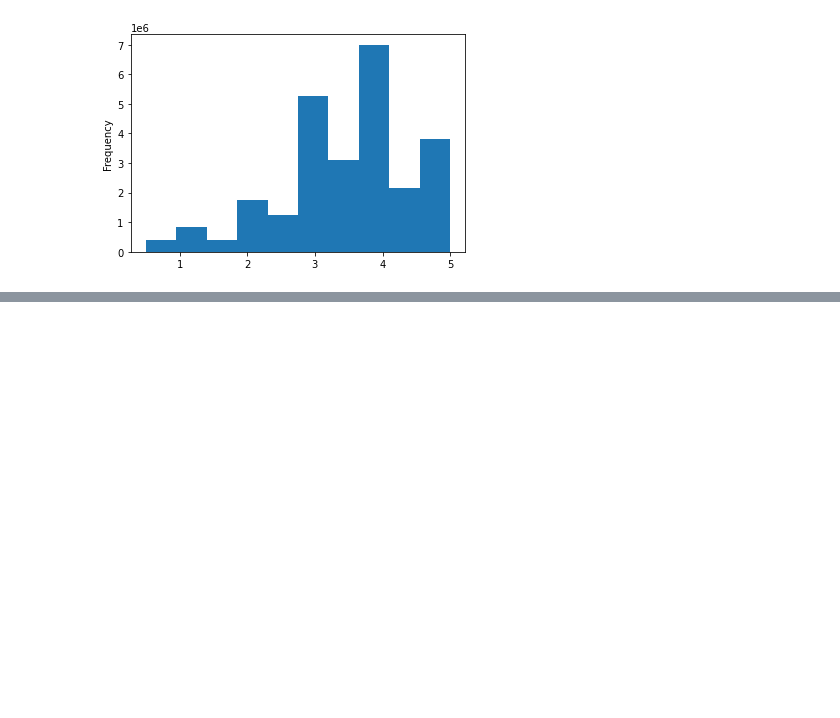
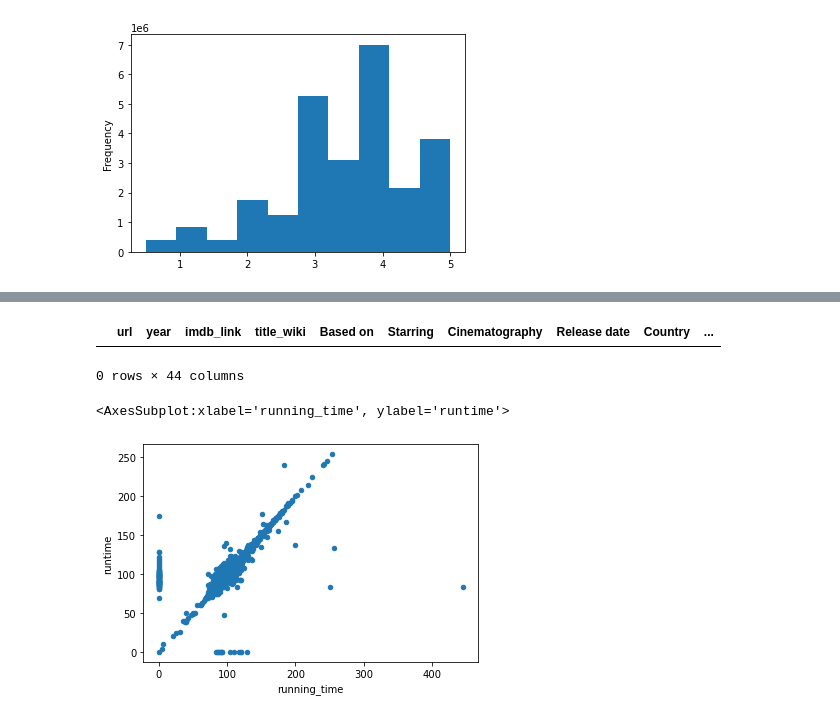
Before and after one commit to rsenno/Movies-ETL, a Jupyter notebook: Mod_8_ETL_prelim.ipynb, the cells around one changed output, grey strips where cells are left out. Saved outputs shown, nothing was run; the diff lists cells and outputs as text; code cells hidden in the pictures; blank space fills up the shorter version.

```diff
--- a/Mod_8_ETL_prelim.ipynb
+++ b/Mod_8_ETL_prelim.ipynb
@@ -1116,3 +1116,7 @@ min                     0.50
 max                     5.00
 Name: rating, dtype: float64
 [figure]
+# %%
+# Merge tables by IMDb ID. Use the suffixes parameter to make it easier to identify which table each column came from.
+movies_df = pd.merge(wiki_movies_df, kaggle_metadata, on='imdb_id', suffixes=['_wiki','_kaggle'])
+movies_df
@@ -1118,0 +1204,7 @@ Name: rating, dtype: float64
+# %%
+# The Kaggle data looks slightly better.  Look for missing titles in the Kaggle data
+# Show any rows where title_kaggle is empty
+movies_df[(movies_df['title_kaggle'] == '') | (movies_df['title_kaggle'].isnull())]
+# %% [output]
+|  | url | year | imdb_link | title_wiki | Based on | Starring | Cinematography | Release date | Country | ... |
+0 rows × 44 columns
@@ -1118,0 +1222,10 @@ Name: rating, dtype: float64
+# %%
+# Look at running_time versus runtime. Will use a scatter plot.
+# Since we're dealing with merged data, we should expect there to be missing values.
+# Scatter plots won't show null values,
+# so we need to fill them in with zeros when we're making our plots to get the whole picture.
+# The X axis is Wikipedia and the Y axis is Kaggle
+movies_df.fillna(0).plot(x='running_time', y='runtime', kind='scatter')
+# %% [output]
+<AxesSubplot:xlabel='running_time', ylabel='runtime'>
+[figure, added]
```
Also changed, not shown: parts of 34 cells of this notebook.
